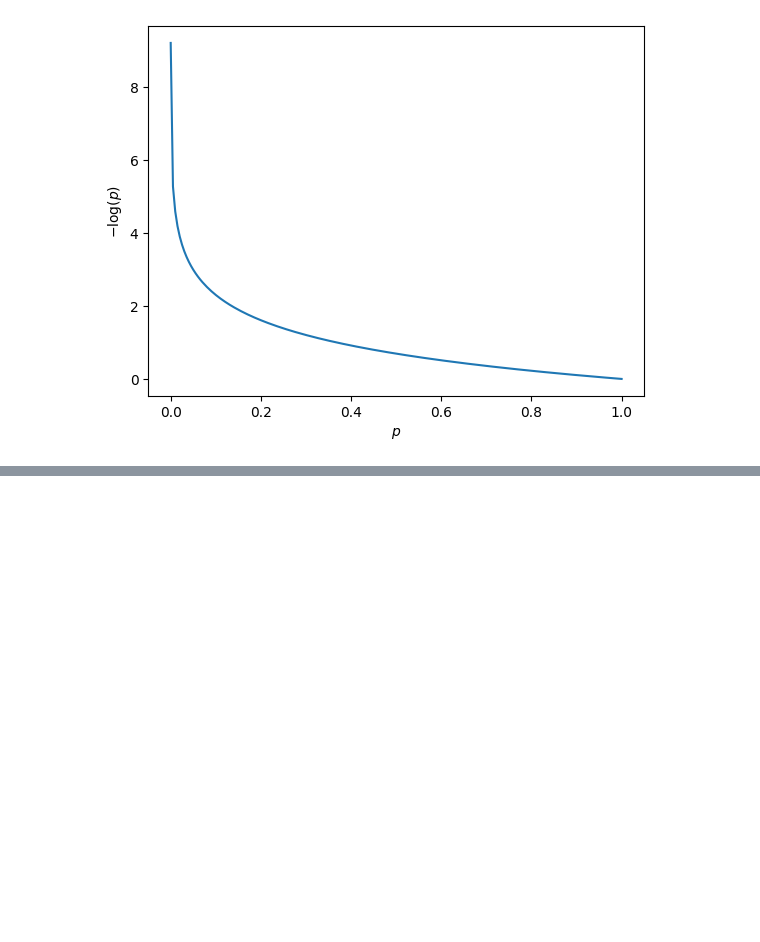
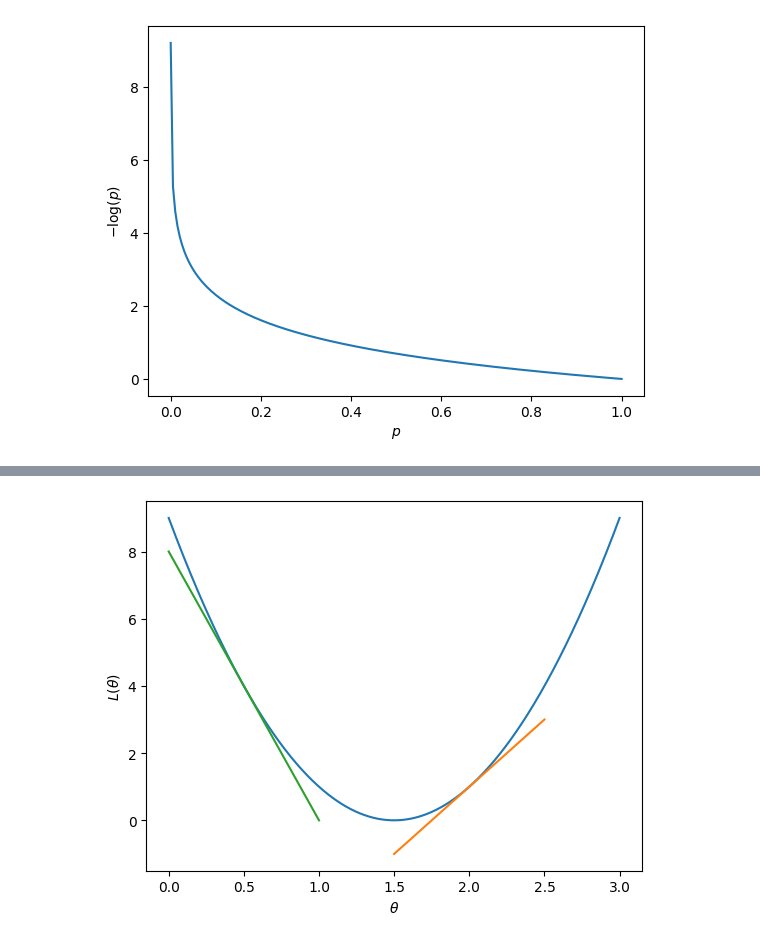
Before and after one commit to RalfKellner/dltaonlinebook, a Jupyter notebook: 03_neural_networks.ipynb, the cells around one changed output, grey strips where cells are left out. Cells and saved outputs as stored; diff of their text form; code cells hidden in the pictures; blank space fills up the shorter version.

```diff
--- a/03_neural_networks.ipynb
+++ b/03_neural_networks.ipynb
@@ -209,0 +280,20 @@ While the loss function is quite similar for multi-class classification...
+# %%
+import matplotlib.pylab as plt
+import numpy as np
+
+def L(theta):
+    return (3 - theta * 2)**2
+
+def slope(theta):
+    return - 4 * (3 - theta * 2)
+
+
+theta = np.linspace(0, 3, 500)
+plt.plot(theta, L(theta))
+plt.plot([1.5, 2.5], [L(2) - slope(2) * 0.5, L(2) + slope(2) * 0.5])
+plt.plot([0, 1], [L(0.5) - slope(0.5) * 0.5, L(0.5) + slope(0.5) * 0.5])
+plt.xlabel(r'$\theta$')
+plt.ylabel(r'$L(\theta)$')
+plt.show()
+# %% [output]
+[figure, added]
```
Also changed, not shown: parts of 11 cells of this notebook, 25 other files.
